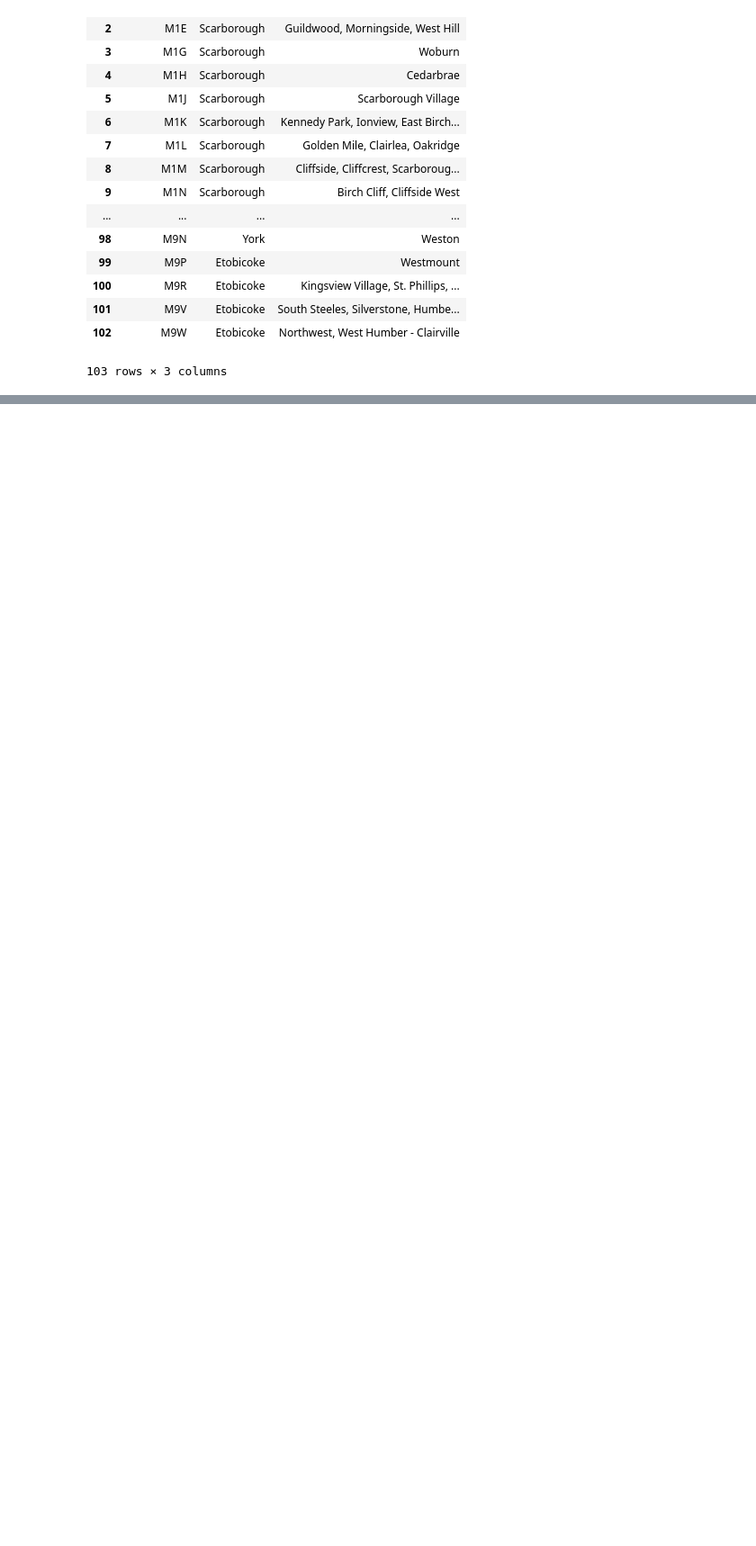
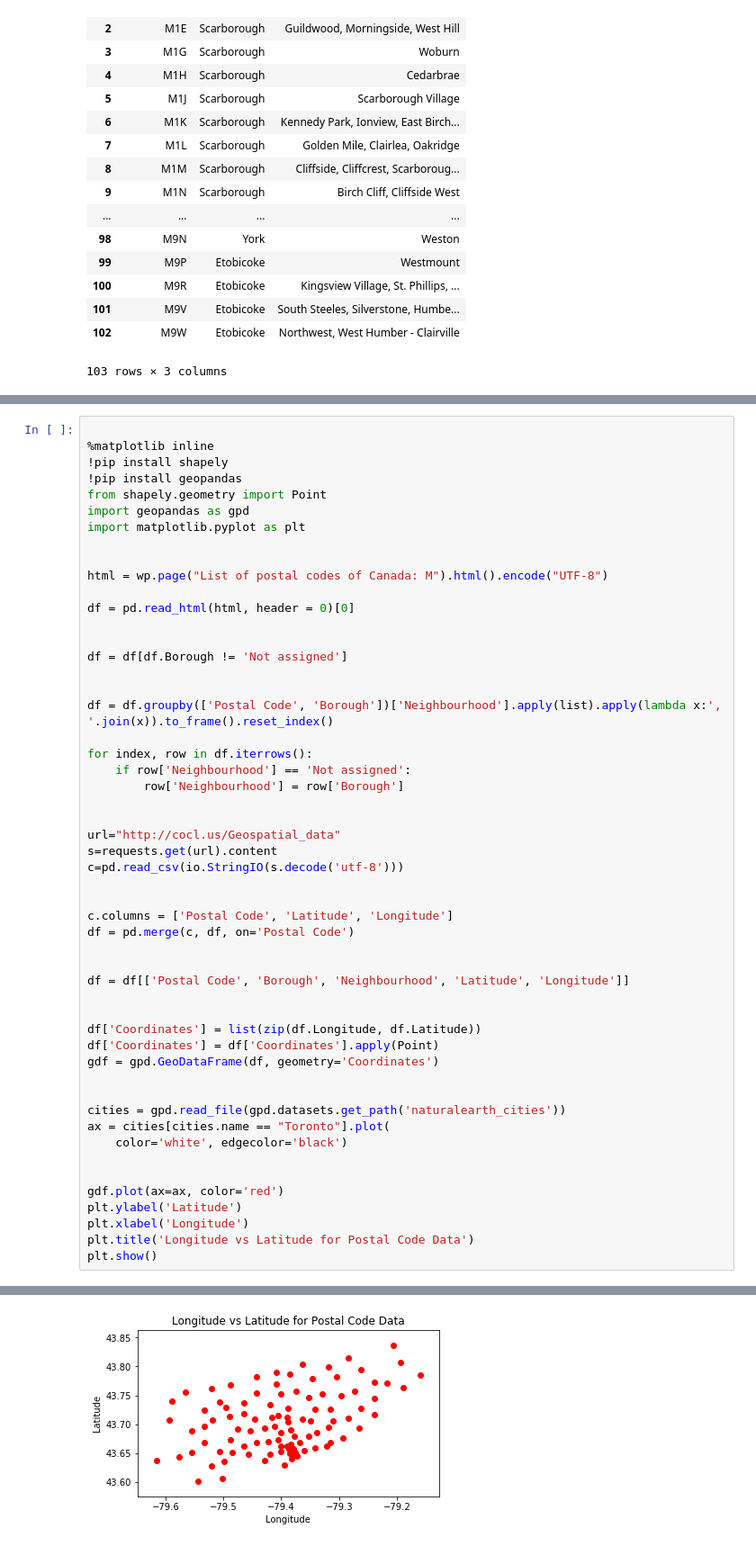
Before and after one commit to halt45/DataScienceCapstone, a Jupyter notebook: Segmenting, Clustering Neighborhoods in Toronto P1.ipynb, the cells around one changed output, grey strips where cells are left out. Shown at 90% size. Cells and saved outputs as stored; diff of their text form; blank space fills up the shorter version.

```diff
--- a/Segmenting, Clustering Neighborhoods in Toronto P1.ipynb
+++ b/Segmenting, Clustering Neighborhoods in Toronto P1.ipynb
@@ -68,0 +118,53 @@ df
+# %%
+
+%matplotlib inline
+!pip install shapely
+!pip install geopandas
+from shapely.geometry import Point
+import geopandas as gpd
+import matplotlib.pyplot as plt
+
+
+html = wp.page("List of postal codes of Canada: M").html().encode("UTF-8")
+
+df = pd.read_html(html, header = 0)[0]
+
+
+df = df[df.Borough != 'Not assigned']
+
+
+df = df.groupby(['Postal Code', 'Borough'])['Neighbourhood'].apply(list).apply(lambda x:', '.join(x)).to_frame().reset_index()
+
+for index, row in df.iterrows():
+    if row['Neighbourhood'] == 'Not assigned':
+        row['Neighbourhood'] = row['Borough']
+
+
+url="http://cocl.us/Geospatial_data"
+s=requests.get(url).content
+c=pd.read_csv(io.StringIO(s.decode('utf-8')))
+
+
+c.columns = ['Postal Code', 'Latitude', 'Longitude']
+df = pd.merge(c, df, on='Postal Code')
+
+
+df = df[['Postal Code', 'Borough', 'Neighbourhood', 'Latitude', 'Longitude']]
+
+
+df['Coordinates'] = list(zip(df.Longitude, df.Latitude))
+df['Coordinates'] = df['Coordinates'].apply(Point)
+gdf = gpd.GeoDataFrame(df, geometry='Coordinates')
+
+
+cities = gpd.read_file(gpd.datasets.get_path('naturalearth_cities'))
+ax = cities[cities.name == "Toronto"].plot(
+    color='white', edgecolor='black')
+
+
+gdf.plot(ax=ax, color='red')
+plt.ylabel('Latitude')
+plt.xlabel('Longitude')
+plt.title('Longitude vs Latitude for Postal Code Data')
+plt.show()
+# %% [output]
@@ -68,0 +186 @@ df
+[figure, added]
```
Also changed, not shown: parts of 10 cells of this notebook.
